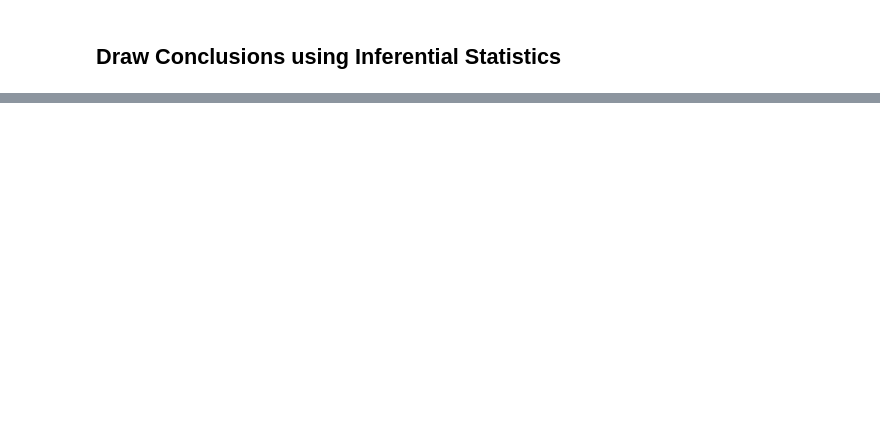
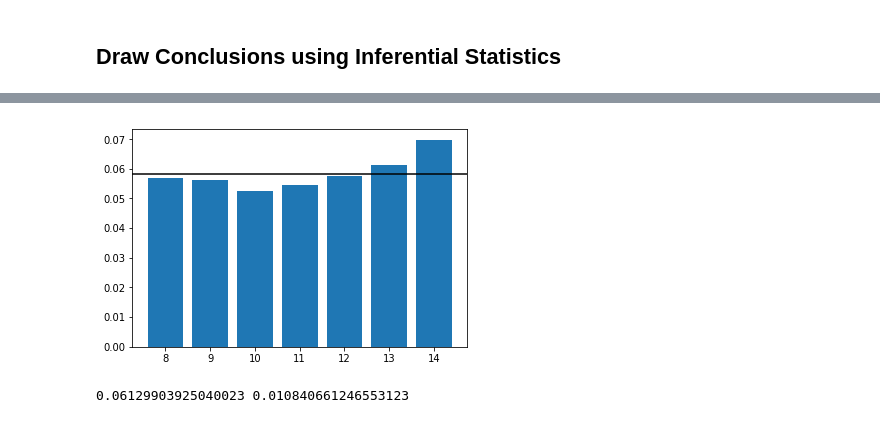
Before and after one commit to udacity/sapient-webinar, a Jupyter notebook: collisions.ipynb, the cells around one changed output, grey strips where cells are left out. Drawn from its saved outputs; the diff is of its cells as text; code cells hidden in the pictures; blank space fills up the shorter version.

```diff
--- a/collisions.ipynb
+++ b/collisions.ipynb
@@ -395,0 +360,7 @@ plt.show()
+# %%
+morn_time = (data.TIME.dt.hour >=8 ) & (data.TIME.dt.hour < 15)
+eve_time = (data.TIME.dt.hour >=15 ) & (data.TIME.dt.hour <= 20)
+morn_accidents = data[morn_time].TIME.dt.hour.value_counts().sort_index()
+morn_accidents_frac = morn_accidents.values/len(data)
+eve_accidents = data[eve_time].TIME.dt.hour.value_counts().sort_index()
+eve_accidents_frac = eve_accidents.values/len(data)
@@ -395,0 +371,10 @@ plt.show()
+# %%
+plt.bar(x=morn_accidents.keys(), height=morn_accidents_frac)
+plt.axhline(y=morn_accidents_frac.mean(), color='k')
+plt.show()
+# %% [output]
+[figure, added]
+# %%
+print(eve_accidents_frac.mean(), eve_accidents_frac.std())
+# %% [output]
+0.06129903925040023 0.010840661246553123
```
Also changed, not shown: parts of 67 cells of this notebook.
